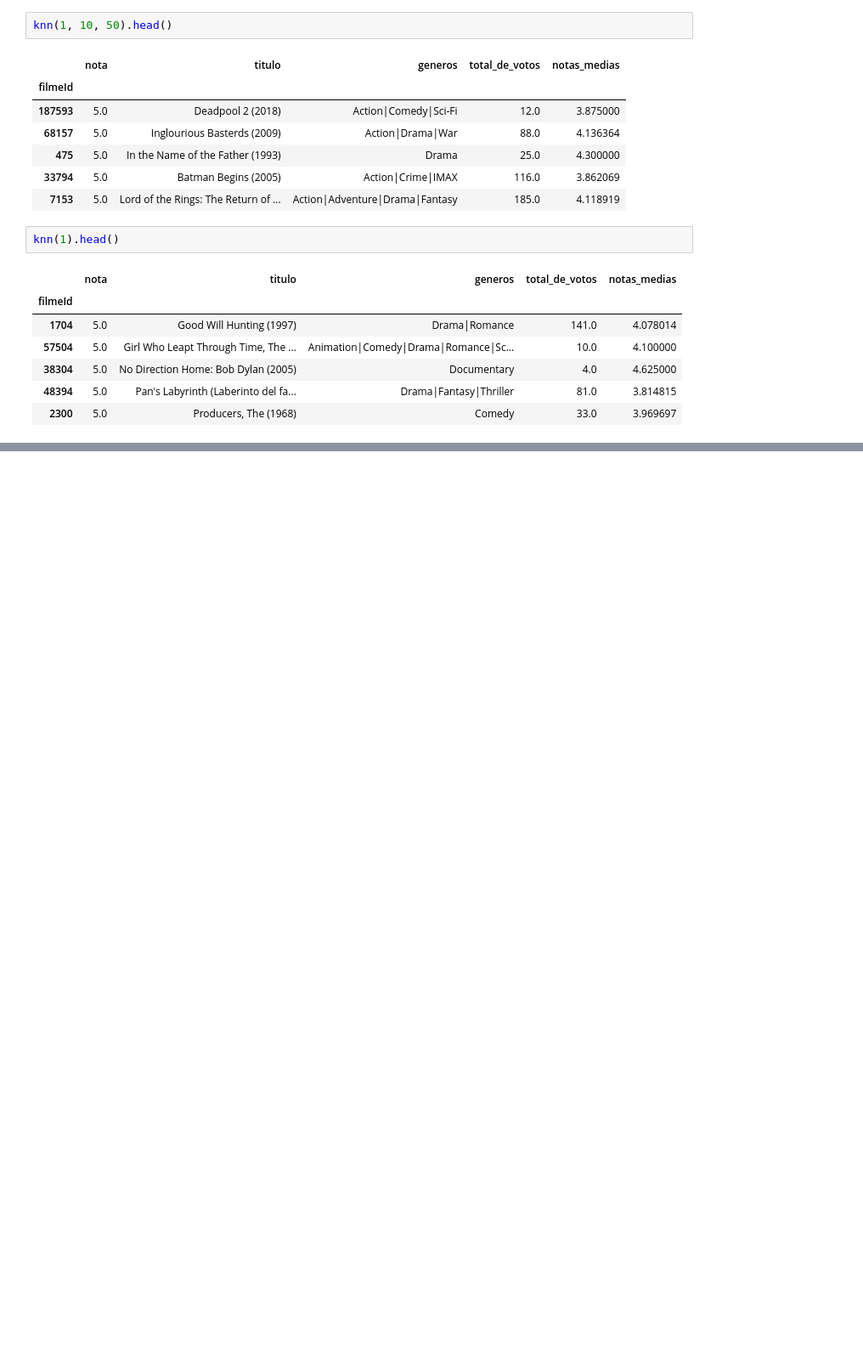
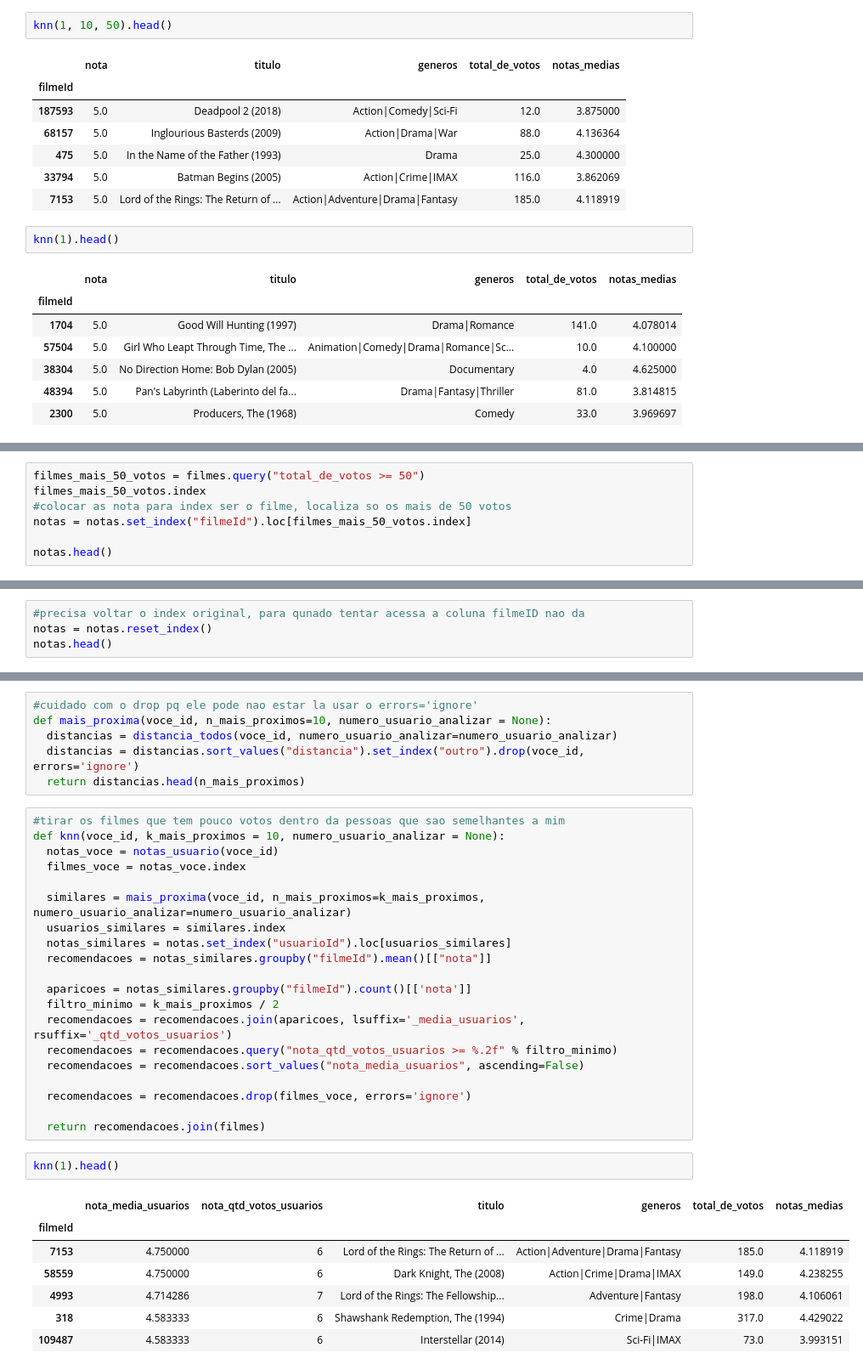
Before and after one commit to EduardoMoraesRitter/introducao-a-sistemas-de-recomendacao-com-python, a Jupyter notebook: KNN_Gerando_recomendações_baseado_em_um_usuário.ipynb, the cells around one changed output, grey strips where cells are left out. Shown at 85% size. Drawn from its saved outputs; the diff is of its cells as text; blank space fills up the shorter version.

```diff
--- a/KNN_Gerando_recomendações_baseado_em_um_usuário.ipynb
+++ b/KNN_Gerando_recomendações_baseado_em_um_usuário.ipynb
@@ -194,0 +207,7 @@ knn(1).head()
+# %%
+filmes_mais_50_votos = filmes.query("total_de_votos >= 50")
+filmes_mais_50_votos.index
+#colocar as nota para index ser o filme, localiza so os mais de 50 votos
+notas = notas.set_index("filmeId").loc[filmes_mais_50_votos.index]
+
+notas.head()
@@ -194,0 +222,4 @@ knn(1).head()
+# %%
+#precisa voltar o index original, para qunado tentar acessa a coluna filmeID nao da
+notas = notas.reset_index()
+notas.head()
@@ -194,0 +243,36 @@ knn(1).head()
+# %%
+#cuidado com o drop pq ele pode nao estar la usar o errors='ignore'
+def mais_proxima(voce_id, n_mais_proximos=10, numero_usuario_analizar = None):
+  distancias = distancia_todos(voce_id, numero_usuario_analizar=numero_usuario_analizar)
+  distancias = distancias.sort_values("distancia").set_index("outro").drop(voce_id, errors='ignore')
+  return distancias.head(n_mais_proximos)
+# %%
+#tirar os filmes que tem pouco votos dentro da pessoas que sao semelhantes a mim
+def knn(voce_id, k_mais_proximos = 10, numero_usuario_analizar = None):
+  notas_voce = notas_usuario(voce_id)
+  filmes_voce = notas_voce.index
+
+  similares = mais_proxima(voce_id, n_mais_proximos=k_mais_proximos, numero_usuario_analizar=numero_usuario_analizar)
+  usuarios_similares = similares.index
+  notas_similares = notas.set_index("usuarioId").loc[usuarios_similares]
+  recomendacoes = notas_similares.groupby("filmeId").mean()[["nota"]]
+
+  aparicoes = notas_similares.groupby("filmeId").count()[['nota']]
+  filtro_minimo = k_mais_proximos / 2
+  recomendacoes = recomendacoes.join(aparicoes, lsuffix='_media_usuarios', rsuffix='_qtd_votos_usuarios')
+  recomendacoes = recomendacoes.query("nota_qtd_votos_usuarios >= %.2f" % filtro_minimo)
+  recomendacoes = recomendacoes.sort_values("nota_media_usuarios", ascending=False)
+
+  recomendacoes = recomendacoes.drop(filmes_voce, errors='ignore')
+
+  return recomendacoes.join(filmes)
+# %%
+knn(1).head()
+# %% [output]
+|  | nota_media_usuarios | nota_qtd_votos_usuarios | titulo | generos | total_de_votos | notas_medias |
+| filmeId |  |  |  |  |  |  |
+| 7153 | 4.750000 | 6 | Lord of the Rings: The Return of ... | Action|Adventure|Drama|Fantasy | 185.0 | 4.118919 |
+| 58559 | 4.750000 | 6 | Dark Knight, The (2008) | Action|Crime|Drama|IMAX | 149.0 | 4.238255 |
+| 4993 | 4.714286 | 7 | Lord of the Rings: The Fellowship... | Adventure|Fantasy | 198.0 | 4.106061 |
+| 318 | 4.583333 | 6 | Shawshank Redemption, The (1994) | Crime|Drama | 317.0 | 4.429022 |
+| 109487 | 4.583333 | 6 | Interstellar (2014) | Sci-Fi|IMAX | 73.0 | 3.993151 |
```
Also changed, not shown: parts of 5 cells of this notebook.
